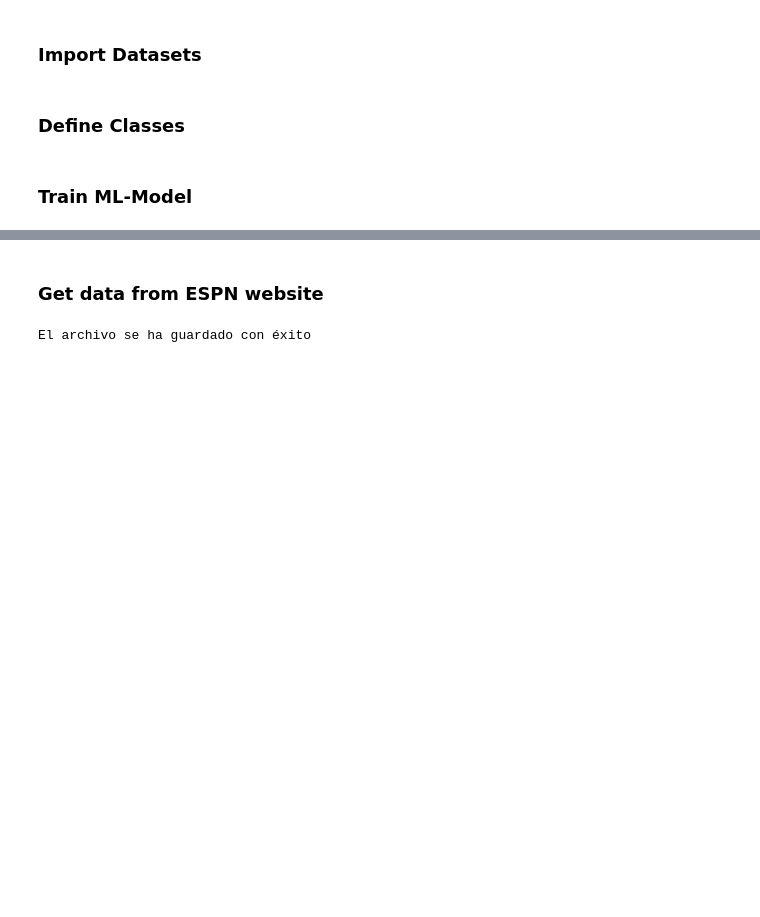
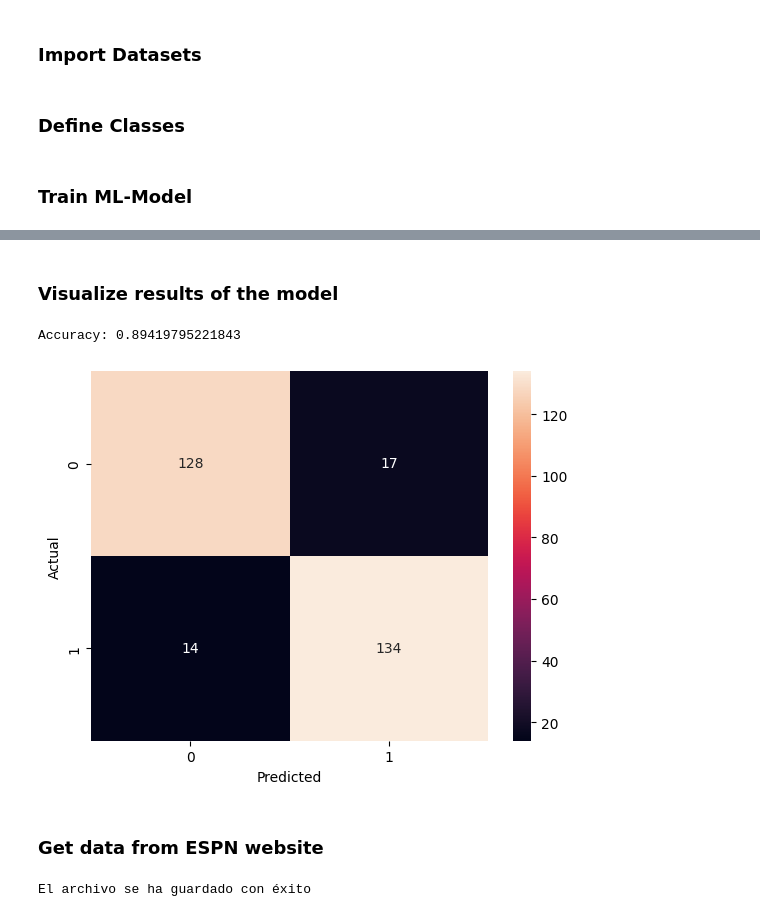
Before and after one commit to marianoc99/Tennis, a Jupyter notebook: Predict_tennis.ipynb, the cells around one changed output, grey strips where cells are left out. Cells and saved outputs as stored; diff of their text form; code cells hidden in the pictures; blank space fills up the shorter version.

```diff
--- a/Predict_tennis.ipynb
+++ b/Predict_tennis.ipynb
@@ -76,6 +84,7 @@ class Player:
         else:
             return None
 
+
     def get_winning_perc_per_surface(self,surface):
         n_wins = len(matches.loc[(matches["surface"] == surface) & (matches["winner_id"] == self.id)].index)
         n_losses = len(matches.loc[(matches["surface"] == surface) & (matches["loser_id"] == self.id)].index)
@@ -86,25 +95,17 @@ class Player:
             return 0
 
 
-    def H2H(self,opponent):
+    def get_head_to_head_winning_perc(self,opponent):
         opponent_id = Player(opponent).id
         n_wins = len(matches.loc[(matches["winner_id"] == self.id) &
                                  (matches["loser_id"] == opponent_id)].index)
         n_losses = len(matches.loc[(matches["loser_id"] == self.id) &
                                    (matches["winner_id"] == opponent_id)].index)
-        print(str(n_wins),"-",str(n_losses))
 
-
-    def H2H_per_surface(self,opponent,surface):
-        opponent_id = Player(opponent).id
-        n_wins = len(matches.loc[(matches["winner_id"] == self.id) &
-                                 (matches["loser_id"] == opponent_id) &
-                                 (matches["surface"] == surface)].index)
-
-        n_losses = len(matches.loc[(matches["loser_id"] == self.id) &
-                                   (matches["winner_id"] == opponent_id) &
-                                   (matches["surface"] == surface)].index)
-        print(str(n_wins),"-",str(n_losses))
+        if (n_wins + n_losses) == 0:
+            return 0.5
+        else:
+            return n_wins/(n_wins + n_losses)
 
     def get_aces_per_match(self):
         if self.total_matches != 0:
@@ -148,7 +149,8 @@ class Player:
                 f"Winning %{suffix}": [self.winning_percentage],
                 f"Avg. Aces/Match{suffix}": [self.get_aces_per_match()],
                 f"Avg. Double Faults/Match{suffix}": [self.get_double_faults_per_match()],
-                f"Best Surface{suffix}": [self.best_surface]
+                f"Best Surface{suffix}": [self.best_surface],
+                f"Winning % last 3 months{suffix}": [self.calculate_win_percentage_last_3_months(datetime.today())]
             }
 
         return pd.DataFrame(data)
@@ -297,3 +356,22 @@ Please also refer to the documentation for alternative solver options:
+# %% [markdown]
+### Visualize results of the model
+# %%
+# Evaluate the model's accuracy
+accuracy = accuracy_score(y_test, y_pred)
+print("Accuracy:", accuracy)
+
+#Confusion matrix
+# Compute confusion matrix
+cm = confusion_matrix(y_test, y_pred)
+
+# Plot confusion matrix
+sns.heatmap(cm, annot=True, fmt='d')
+plt.xlabel('Predicted')
+plt.ylabel('Actual')
+plt.show()
+# %% [output]
+Accuracy: 0.89419795221843
+[figure, added]
 # %% [markdown]
 ### Get data from ESPN website
 # %%
```
Also changed, not shown: parts of 11 cells of this notebook.
